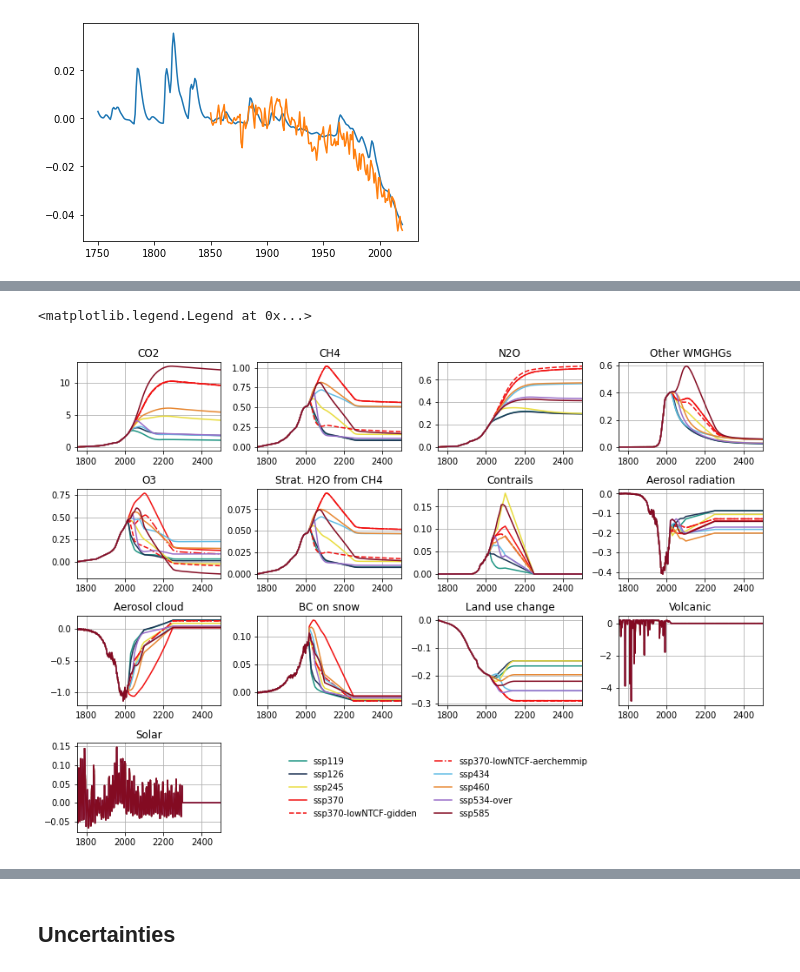
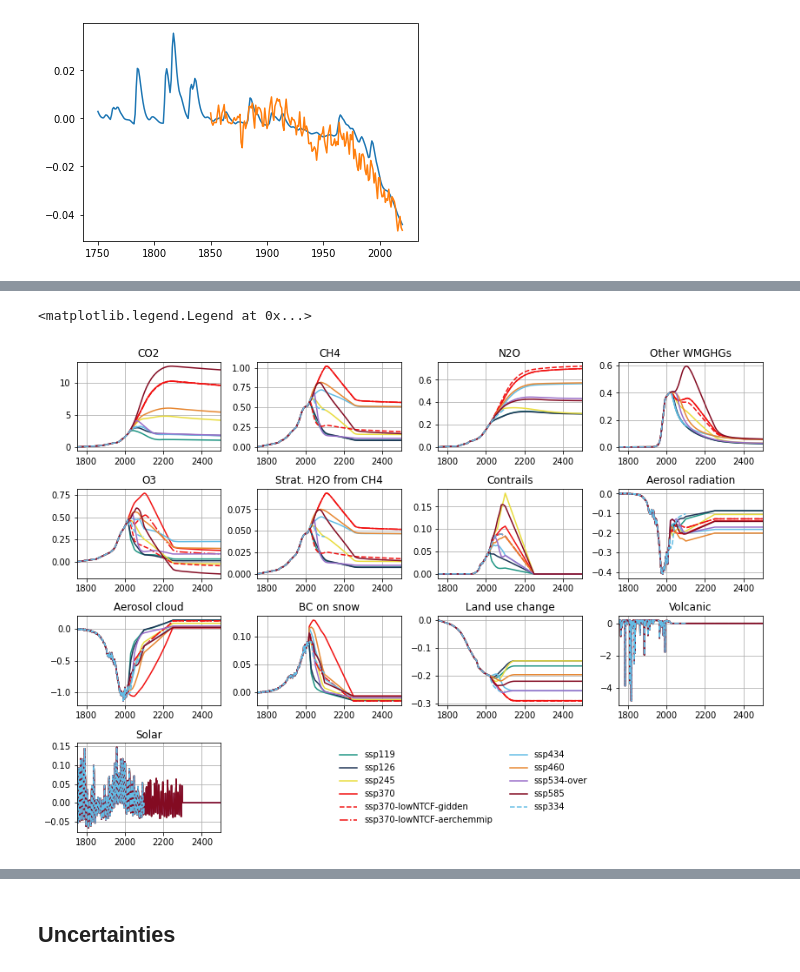
Before and after one commit to chrisroadmap/ar6, a Jupyter notebook: notebooks/110_chapter4_SSP_ERF.ipynb, the cells around one changed output, grey strips where cells are left out. Drawn from its saved outputs; the diff is of its cells as text; code cells hidden in the pictures.

```diff
--- a/notebooks/110_chapter4_SSP_ERF.ipynb
+++ b/notebooks/110_chapter4_SSP_ERF.ipynb
@@ -521,5 +658,5 @@ for scenario in scenarios:
         concentrations_out[scenario][gas] = conc
         forcing[scenario][gas] = ((conc - conc[0]) * radeff[gas] * 0.001) * trop_adjustment_scale[gas]
         forcing[scenario]['other_wmghg'] = forcing[scenario]['other_wmghg'] + forcing[scenario][gas]
-    pl.plot(np.arange(2005,2030), forcing[scenario]['other_wmghg'][255:280])
+    pl.plot(np.arange(2005,2101), forcing[scenario]['other_wmghg'][255:351])
 # %% [output]
@@ -527,9 +668,11 @@ for scenario in scenarios:
+# %%
+forcing['ssp334']['other_wmghg'] = np.copy(forcing['ssp119']['other_wmghg'])
 # %% [markdown]
 ## Stratospheric water vapour
 # %%
 forcing_ar6 = pd.read_csv('../data_output/AR6_ERF_1750-2019.csv')
 
-for scenario in scenarios:
+for scenario in scenarios_full:
     forcing[scenario]['h2o_stratospheric'] = forcing[scenario]['ch4']/(forcing_ar6['ch4'].values[269] - forcing_ar6['ch4'].values[0]) * 0.05
 # %% [markdown]
 ## Ozone: including a temperature feedback adjustment
@@ -727,7 +990,8 @@ pl.legend()
 colors = {
     'ssp119': '#1e9583',
     'ssp126': '#1d3354',
-    'ssp245': '#e9dc3d',  # WHY is ssp245 yellow? This infuriates me
+    'ssp245': '#e9dc3d',
+    'ssp334': '#63bce4', # not standard scenario
     'ssp370': '#f11111',
     'ssp370-lowNTCF-gidden': '#f11111',
     'ssp370-lowNTCF-aerchemmip': '#f11111',
@@ -741,6 +1005,7 @@ ls = {
     'ssp119': '-',
     'ssp126': '-',
     'ssp245': '-',
+    'ssp334': '--',
     'ssp370': '-',
     'ssp370-lowNTCF-gidden': '--',
     'ssp370-lowNTCF-aerchemmip': '-.',
@@ -752,6 +1022,6 @@ ls = {
 # %%
 fig, ax = pl.subplots(4,4, figsize=(29.7/2.54,21/2.54),squeeze=True)
-for scenario in scenarios:
+for scenario in scenarios_full:
     ax[0,0].plot(np.arange(1750,2501),forcing[scenario]['co2'], color=colors[scenario], ls=ls[scenario])
     ax[0,1].plot(np.arange(1750,2501),forcing[scenario]['ch4'], color=colors[scenario], ls=ls[scenario])
     ax[0,2].plot(np.arange(1750,2501),forcing[scenario]['n2o'], color=colors[scenario], ls=ls[scenario])
@@ -786,34 +1056,34 @@ ax[0,0].grid()
 ax[0,1].grid()
 ax[0,2].grid()
 ax[0,3].grid()
 ax[1,0].grid()
 ax[1,1].grid()
 ax[1,2].grid()
 ax[1,3].grid()
 ax[2,0].grid()
 ax[2,1].grid()
 ax[2,2].grid()
 ax[2,3].grid()
 ax[3,0].grid()
 ax[0,0].set_title('CO2')
 ax[0,1].set_title('CH4')
 ax[0,2].set_title('N2O')
 ax[0,3].set_title('Other WMGHGs')
 ax[1,0].set_title('O3')
 ax[1,1].set_title('Strat. H2O from CH4')
 ax[1,2].set_title('Contrails')
 ax[1,3].set_title('Aerosol radiation')
 ax[2,0].set_title('Aerosol cloud')
 ax[2,1].set_title('BC on snow')
 ax[2,2].set_title('Land use change')
 ax[2,3].set_title('Volcanic')
 ax[3,0].set_title('Solar')
 pl.tight_layout()
 ax[3,0].legend(bbox_to_anchor=[3.6,0.5], frameon=False, ncol=2, loc='center right')
 #pl.savefig('/nfs/see-fs-02_users/mencsm/ssp_erf/components.png')
 # %% [output]
 <matplotlib.legend.Legend at 0x...>
-[figure, old version]
+[figure, new version]
 # %%
 for scenario in scenarios:
     forcing[scenario]['total_anthropogenic']=forcing[scenario]['co2']+forcing[scenario]['ch4']+forcing[scenario]['n2o']+\
```
Also changed, not shown: parts of 32 cells of this notebook, 7 other files.
